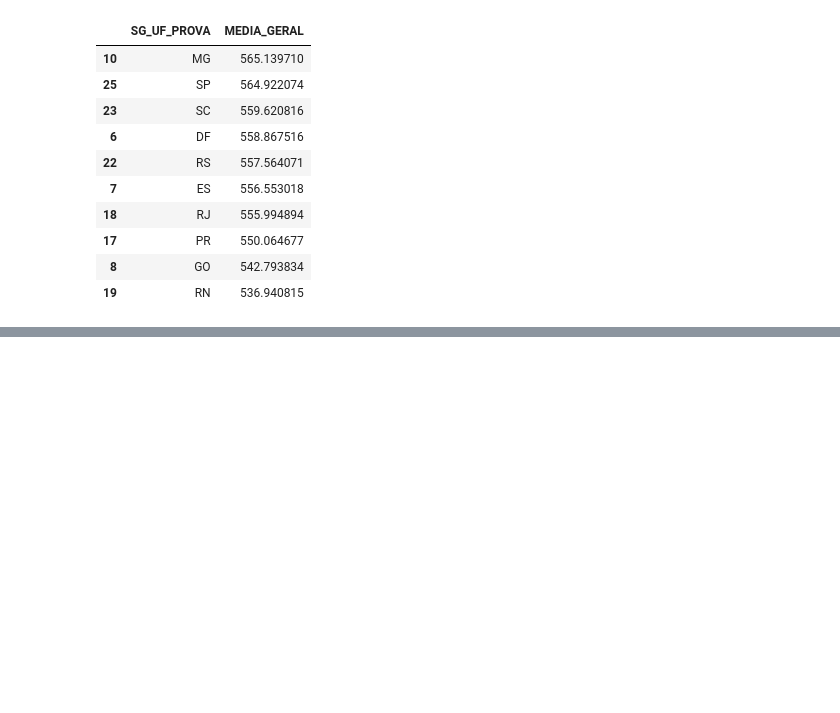
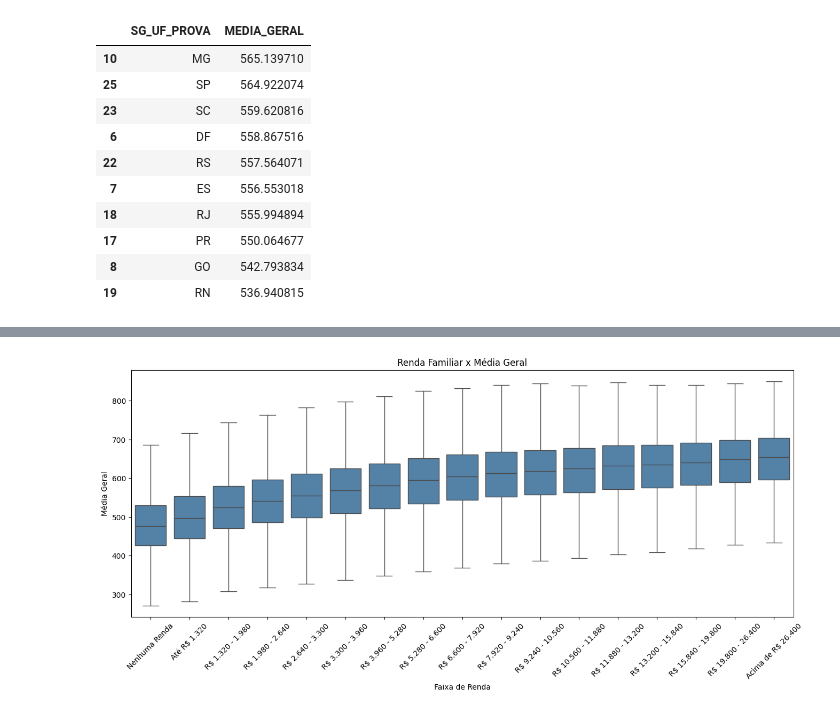
Before and after one commit to MariaGabiXavier/projeto-dashboard, a Jupyter notebook: notebooks/projeto_final.ipynb, the cells around one changed output, grey strips where cells are left out. Saved outputs shown, nothing was run; the diff lists cells and outputs as text; code cells hidden in the pictures; blank space fills up the shorter version.

```diff
--- a/notebooks/projeto_final.ipynb
+++ b/notebooks/projeto_final.ipynb
@@ -363,0 +398,41 @@ df_final.to_csv('../dados/enem_transformado.csv', index=False)
+# %%
+ordem_renda = [
+    'Nenhuma Renda',
+    'Até R$ 1.320',
+    'R$ 1.320 - 1.980',
+    'R$ 1.980 - 2.640',
+    'R$ 2.640 - 3.300',
+    'R$ 3.300 - 3.960',
+    'R$ 3.960 - 5.280',
+    'R$ 5.280 - 6.600',
+    'R$ 6.600 - 7.920',
+    'R$ 7.920 - 9.240',
+    'R$ 9.240 - 10.560',
+    'R$ 10.560 - 11.880',
+    'R$ 11.880 - 13.200',
+    'R$ 13.200 - 15.840',
+    'R$ 15.840 - 19.800',
+    'R$ 19.800 - 26.400',
+    'Acima de R$ 26.400'
+]
+# %%
+plt.figure(figsize=(16,6))
+
+sns.boxplot(
+    x='Q006',
+    y='MEDIA_GERAL',
+    data=df_final,
+    order=ordem_renda,
+    showfliers=False,
+    color='steelblue'
+)
+
+plt.title('Renda Familiar x Média Geral')
+plt.xlabel('Faixa de Renda')
+plt.ylabel('Média Geral')
+
+plt.xticks(rotation=45)
+
+plt.show()
+# %% [output]
+[figure, added]
```
Also changed, not shown: parts of 14 cells of this notebook.
